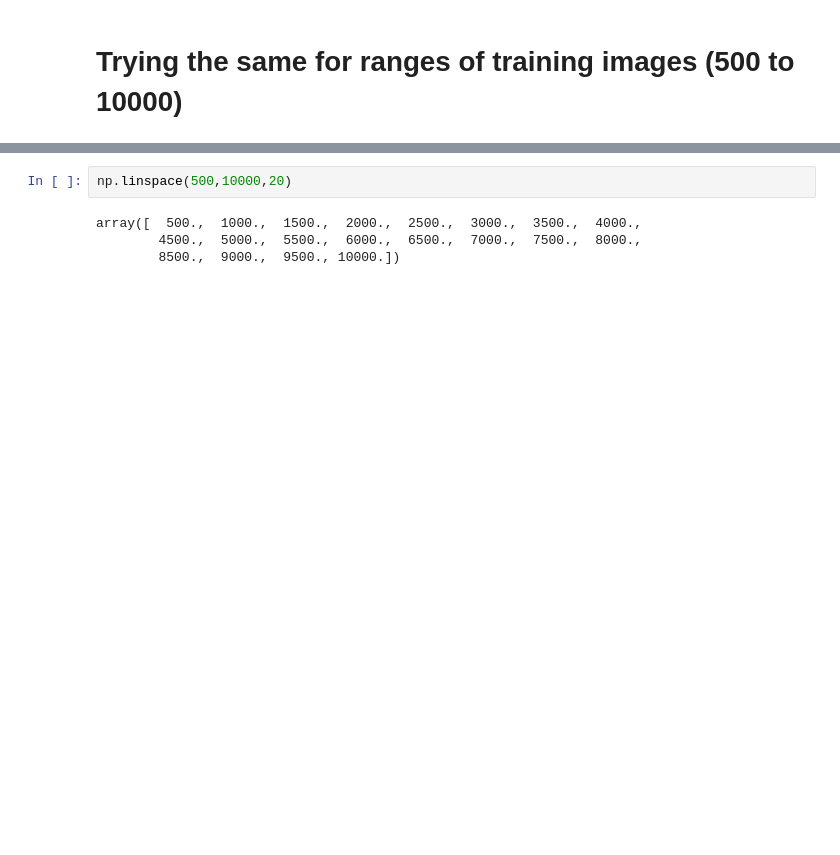
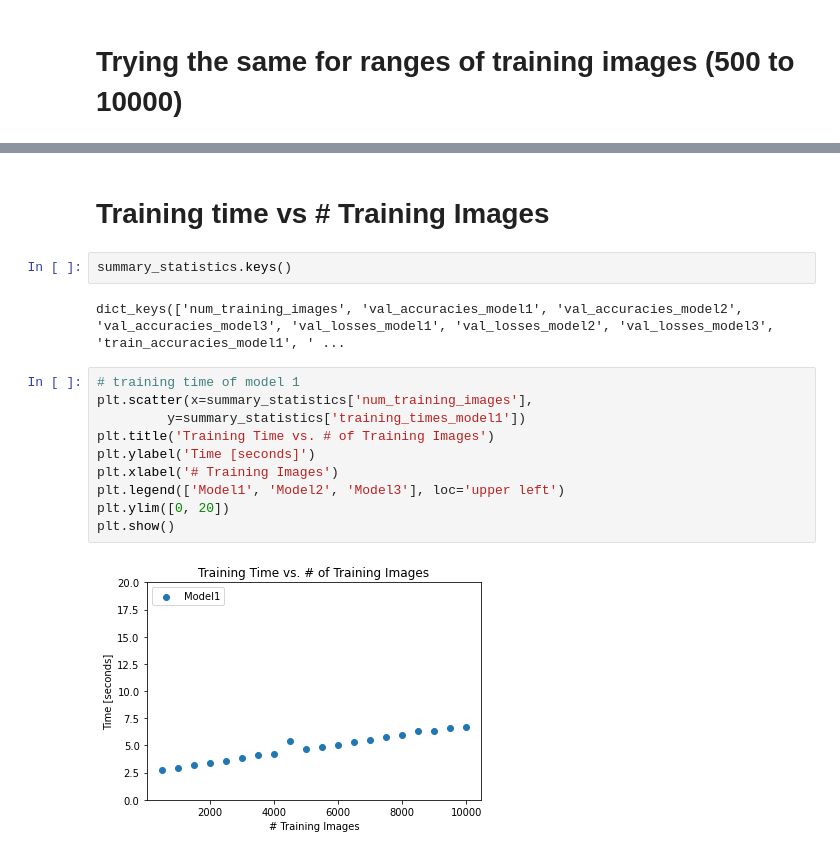
Before and after one commit to louisbemberg/machine-learning-workshop, a Jupyter notebook: 08_handrwitten_digits/handwritten_digits.ipynb, the cells around one changed output, grey strips where cells are left out. Cells and saved outputs as stored; diff of their text form; blank space fills up the shorter version.

```diff
--- a/08_handrwitten_digits/handwritten_digits.ipynb
+++ b/08_handrwitten_digits/handwritten_digits.ipynb
@@ -710,7 +784,19 @@ Epoch 20/20
 ... (128 outputs left out)
-# %%
-np.linspace(500,10000,20)
-# %% [output]
-array([  500.,  1000.,  1500.,  2000.,  2500.,  3000.,  3500.,  4000.,
-        4500.,  5000.,  5500.,  6000.,  6500.,  7000.,  7500.,  8000.,
-        8500.,  9000.,  9500., 10000.])
+# %% [markdown]
+# Training time vs # Training Images
+# %%
+summary_statistics.keys()
+# %% [output]
+dict_keys(['num_training_images', 'val_accuracies_model1', 'val_accuracies_model2', 'val_accuracies_model3', 'val_losses_model1', 'val_losses_model2', 'val_losses_model3', 'train_accuracies_model1', ' ...
+# %%
+# training time of model 1
+plt.scatter(x=summary_statistics['num_training_images'],
+         y=summary_statistics['training_times_model1'])
+plt.title('Training Time vs. # of Training Images')
+plt.ylabel('Time [seconds]')
+plt.xlabel('# Training Images')
+plt.legend(['Model1', 'Model2', 'Model3'], loc='upper left')
+plt.ylim([0, 20])
+plt.show()
+# %% [output]
+[figure, added]
```
Also changed, not shown: parts of 22 cells of this notebook.
